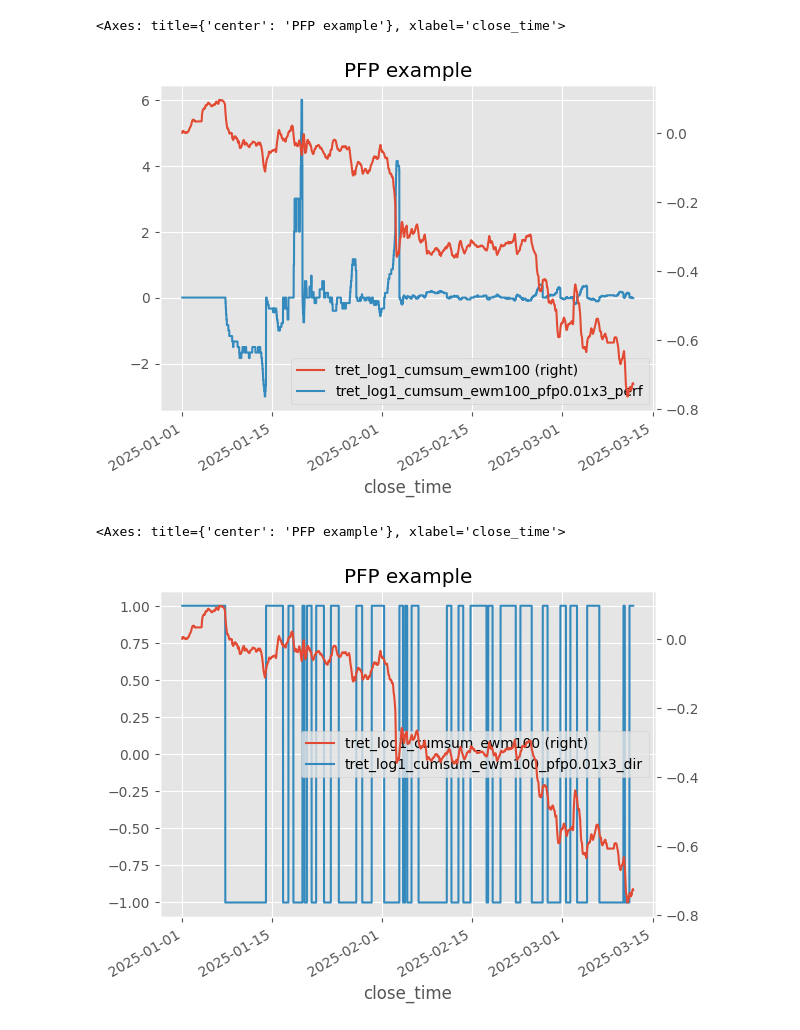
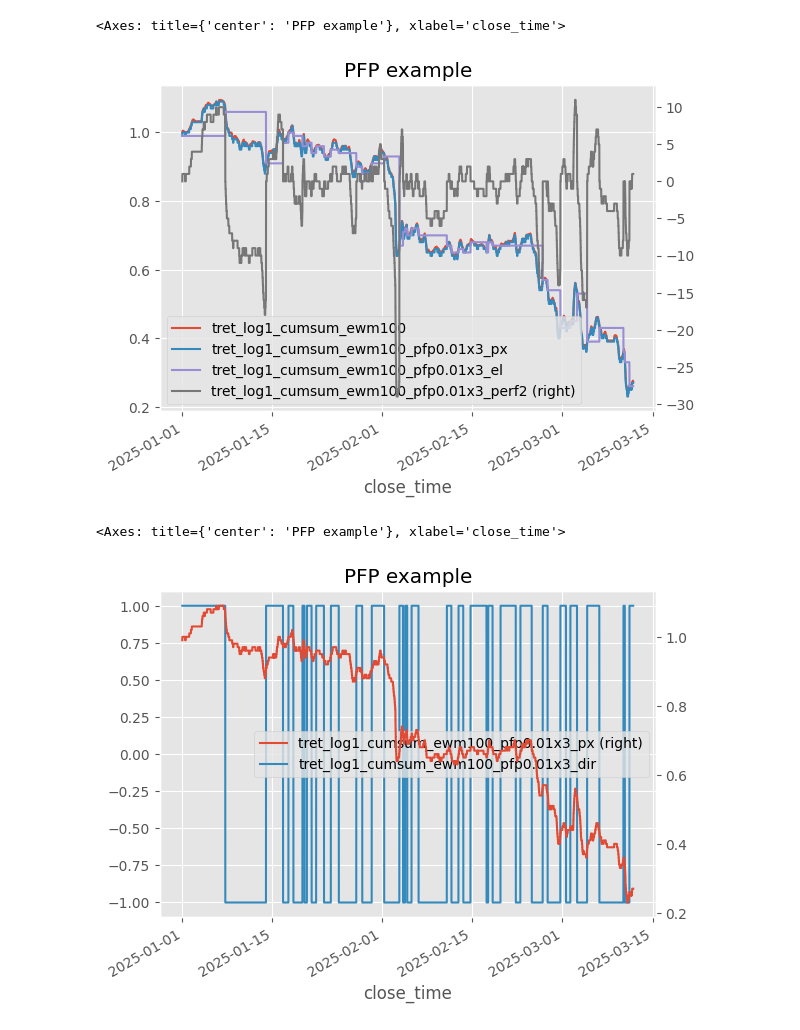
Before and after one commit to robingauthier/crptmidfreq, a Jupyter notebook: strats/pfp_feats.ipynb, the cells around one changed output. Drawn from its saved outputs; the diff is of its cells as text; code cells hidden in the pictures.

```diff
--- a/strats/pfp_feats.ipynb
+++ b/strats/pfp_feats.ipynb
@@ -50,6 +51,10 @@ featd, feats_px = perform_cumsum(featd,
                                     folder=g_folder,
                                     name=None,
                                     r=g_reg)
+## adding a constant
+for col in feats_px:
+       featd[col]=1+featd[col]
+
 featd,feats_sm = perform_ewm(featd,
                              feats=feats_px,
                              windows=[100],
@@ -78,9 +83,15 @@ featd,nfeats=perform_pfp(featd,
 # %%
 perf_col = [x for x in featd.keys() if x.endswith('perf')][-1]
+perf2_col = [x for x in featd.keys() if x.endswith('perf2')][-1]
 dir_col = [x for x in featd.keys() if x.endswith('dir')][-1]
-px_col=feats_sm[0]
+el_col = [x for x in featd.keys() if x.endswith('_el')][-1] # entry level
+px_col = [x for x in featd.keys() if x.endswith('_px')][-1] # entry level
+close_col=feats_sm[0]
 print(perf_col)
 print(dir_col)
+print(el_col)
+print(px_col)
+print(close_col)
 # %% [output]
 tret_log1_cumsum_ewm100_pfp0.01x3_perf
 tret_log1_cumsum_ewm100_pfp0.01x3_dir
@@ -91,12 +110,12 @@ df=df.sort_index()
 # %%
-df[[px_col,perf_col]]\
-    .plot(secondary_y=px_col,title='PFP example')
+df[[close_col,px_col,el_col,perf2_col]]\
+    .plot(title='PFP example',secondary_y=perf2_col)
 # %% [output]
 <Axes: title={'center': 'PFP example'}, xlabel='close_time'>
-[figure, old version]
+[figure, new version]
 # %%
 df[[px_col,dir_col]]\
     .plot(secondary_y=px_col,title='PFP example')
 # %% [output]
 <Axes: title={'center': 'PFP example'}, xlabel='close_time'>
-[figure, old version]
+[figure, new version]
```
Also changed, not shown: parts of 6 cells of this notebook, 36 other files.
